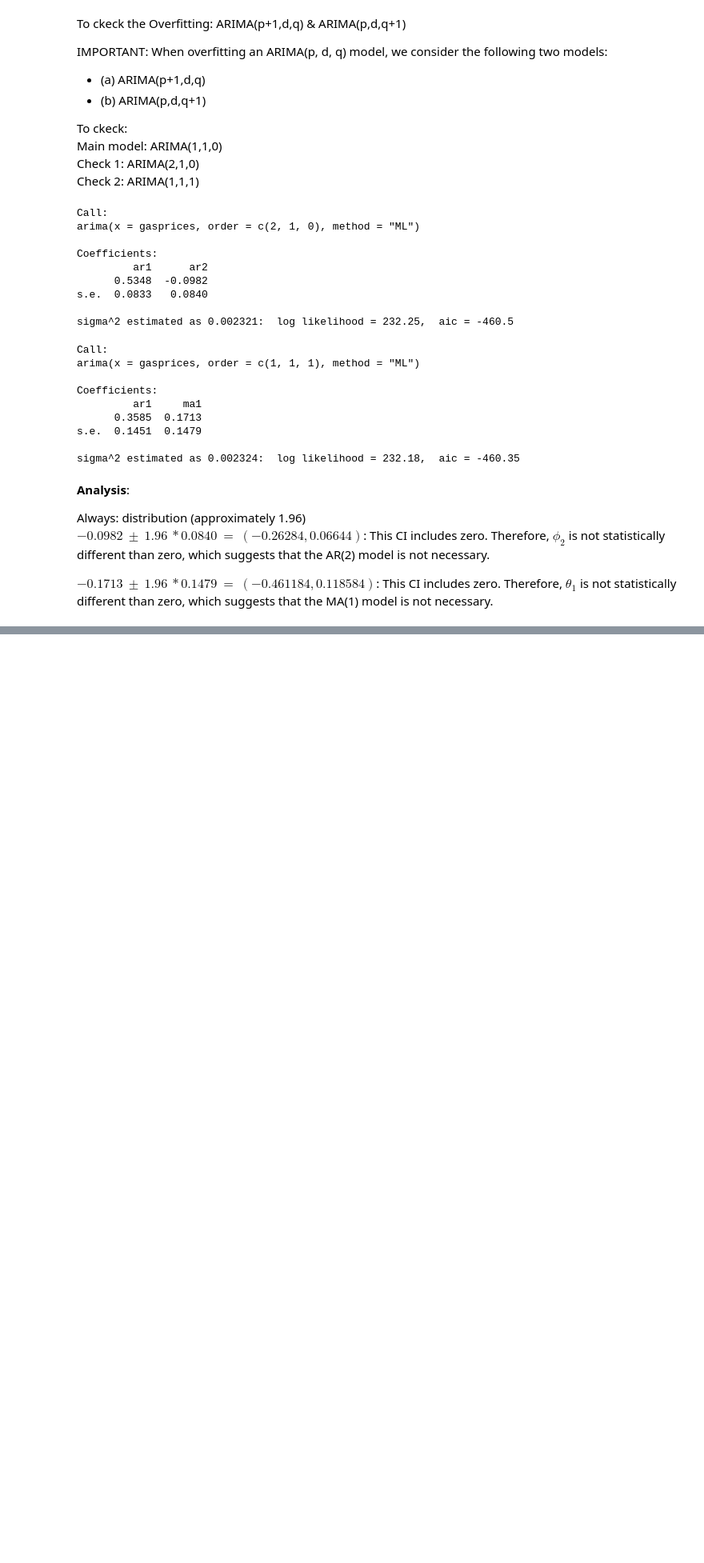
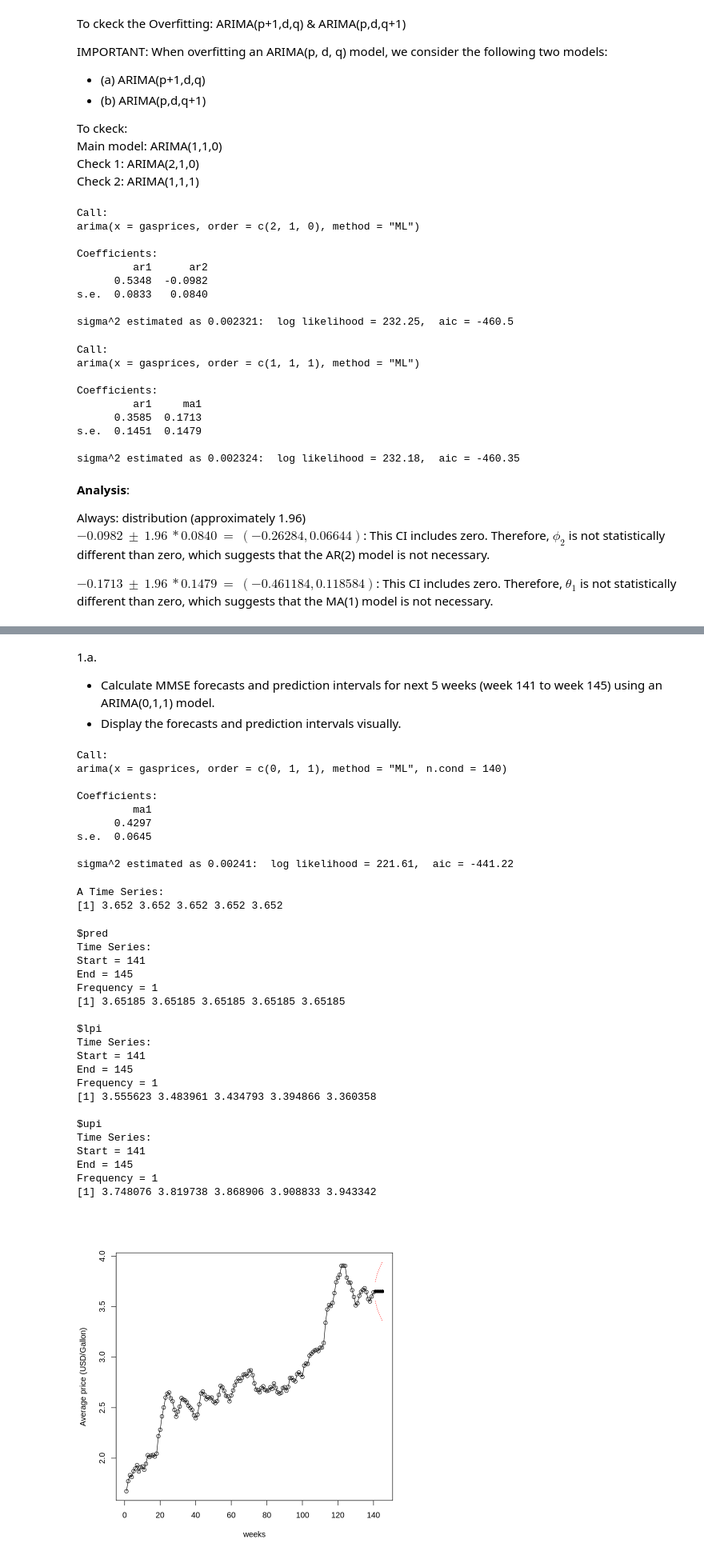
Before and after one commit to Max-Ghadri/Time-Series-Analysis, a Jupyter notebook: 0. Time Series Analysis _ using R on Colab.ipynb, the cells around one changed output, grey strips where cells are left out. Shown at 80% size. Cells and saved outputs as stored; diff of their text form; code cells hidden in the pictures; blank space fills up the shorter version.

```diff
--- a/0. Time Series Analysis _ using R on Colab.ipynb
+++ b/0. Time Series Analysis _ using R on Colab.ipynb
@@ -1163,0 +1154,61 @@ statistically different than zero, which suggests that the MA(1) model is not ne
+# %% [markdown]
+1.a.
+- Calculate MMSE forecasts and prediction intervals for next 5 weeks (week 141 to week 145) using an ARIMA(0,1,1) model.
+- Display the forecasts and prediction intervals visually.
+# %%
+gasprices <- ts(read.table("gasprices.txt", quote="\"", comment.char=""),start = 1, end = 140)
+
+##  ARIMA(0,1,1) model
+gasprices.arima011.fit = arima(gasprices,order=c(0,1,1),method='ML', n=140)
+gasprices.arima011.fit
+
+# Prediction and standard error
+gasprices.arima011.fit.predict = predict(gasprices.arima011.fit, n.ahead=5)
+round(gasprices.arima011.fit.predict$pred,3)
+
+# Original series starts at week = 1
+# Note: Argument n1=1 starts plot at 1
+# Note: Argument pch=16 produces a small black circle (for MMSE forecasts)
+plot(gasprices.arima011.fit, n.ahead=5, col='red', type='b', pch=16, n1=1,
+     ylab="Average price (USD/Gallon)",
+     xlab="weeks")
+
+# show the prediction intervals visually
+result.arima.011 = plot(gasprices.arima011.fit, n.ahead=5, col='red', type='b', pch=16, n1=1,
+                        ylab="Average price (USD/Gallon)",
+                        xlab="weeks",
+                        Plot = FALSE)
+result.arima.011
+# %% [output]
+Call:
+arima(x = gasprices, order = c(0, 1, 1), method = "ML", n.cond = 140)
+
+Coefficients:
+         ma1
+      0.4297
+s.e.  0.0645
+
+sigma^2 estimated as 0.00241:  log likelihood = 221.61,  aic = -441.22
+A Time Series:
+[1] 3.652 3.652 3.652 3.652 3.652
+$pred
+Time Series:
+Start = 141
+End = 145
+Frequency = 1
+[1] 3.65185 3.65185 3.65185 3.65185 3.65185
+
+$lpi
+Time Series:
+Start = 141
+End = 145
+Frequency = 1
+[1] 3.555623 3.483961 3.434793 3.394866 3.360358
+
+$upi
+Time Series:
+Start = 141
+End = 145
+Frequency = 1
+[1] 3.748076 3.819738 3.868906 3.908833 3.943342
+[figure, added]
```
Also changed, not shown: parts of 9 cells of this notebook.
